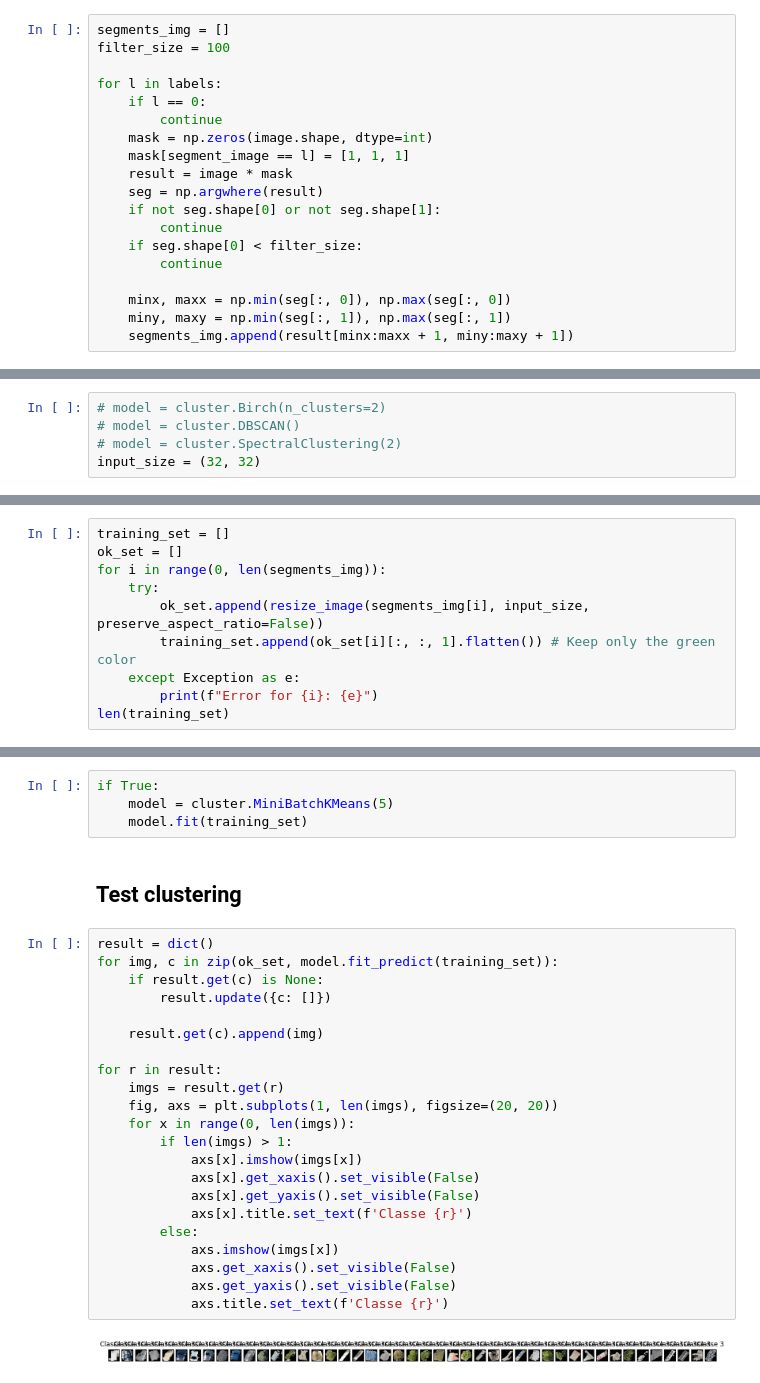
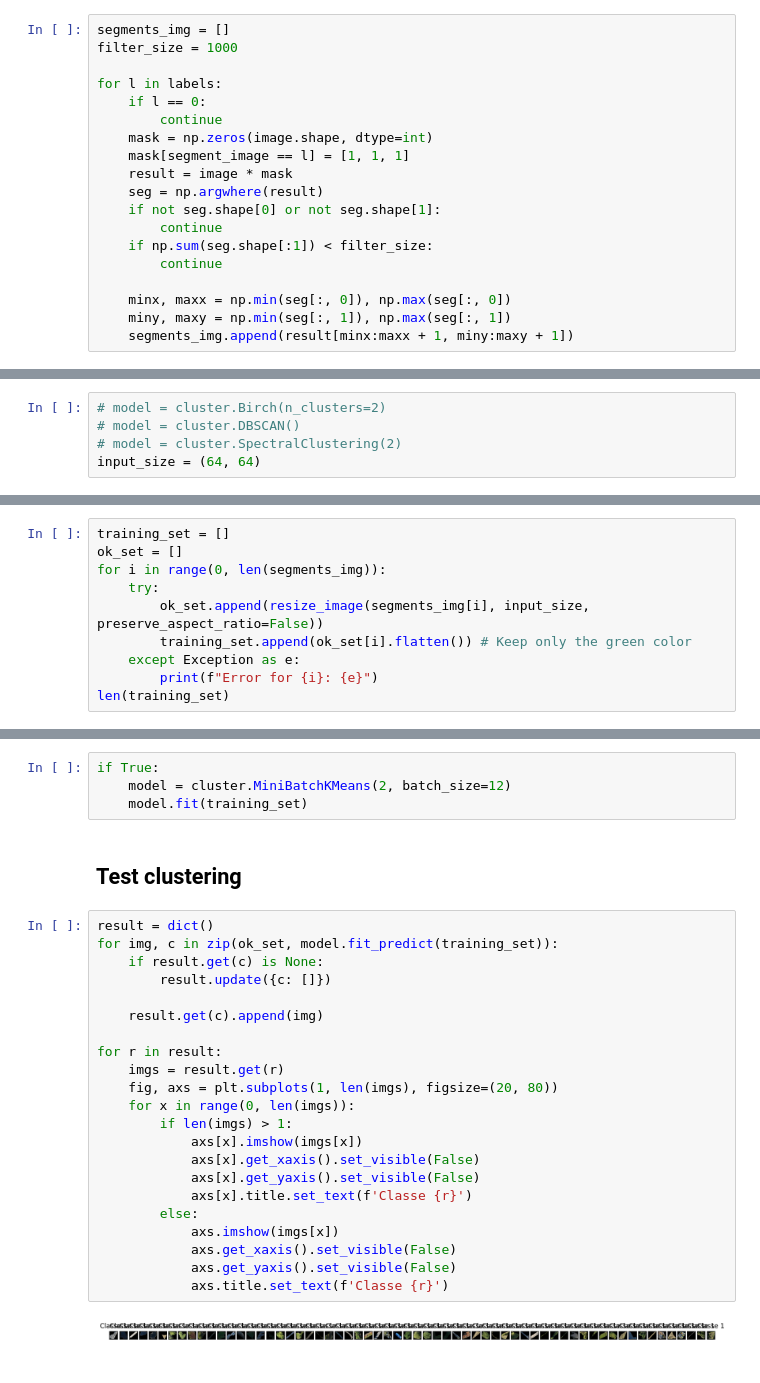
Before and after one commit to LRMPUT/internship_enssat_put, a Jupyter notebook: SegmentAnything/segment.ipynb, the cells around one changed output, grey strips where cells are left out. Saved outputs shown, nothing was run; the diff lists cells and outputs as text.

```diff
--- a/SegmentAnything/segment.ipynb
+++ b/SegmentAnything/segment.ipynb
@@ -82,6 +74,6 @@ array([  0,   2,   3,   6,   8,   9,  20,  22,  28,  32,  35,  37,  39,
 # %%
 segments_img = []
-filter_size = 100
+filter_size = 1000
 
 for l in labels:
     if l == 0:
@@ -92,7 +84,7 @@ for l in labels:
     seg = np.argwhere(result)
     if not seg.shape[0] or not seg.shape[1]:
         continue
-    if seg.shape[0] < filter_size:
+    if np.sum(seg.shape[:1]) < filter_size:
         continue
 
     minx, maxx = np.min(seg[:, 0]), np.max(seg[:, 0])
@@ -104,7 +96,7 @@ for l in labels:
 # model = cluster.Birch(n_clusters=2)
 # model = cluster.DBSCAN()
 # model = cluster.SpectralClustering(2)
-input_size = (32, 32)
+input_size = (64, 64)
 # %%
 def resize_image(a: np.ndarray, size: tuple, preserve_aspect_ratio: bool = True, debug: bool = False):
     assert len(a.shape) == 3, "input matrix should have a shape HxWx3"
@@ -154,7 +146,7 @@ ok_set = []
 for i in range(0, len(segments_img)):
     try:
         ok_set.append(resize_image(segments_img[i], input_size, preserve_aspect_ratio=False))
-        training_set.append(ok_set[i][:, :, 1].flatten()) # Keep only the green color
+        training_set.append(ok_set[i].flatten()) # Keep only the green color
     except Exception as e:
         print(f"Error for {i}: {e}")
 len(training_set)
@@ -163,30 +155,30 @@ len(training_set)
 # %%
 if True:
-    model = cluster.MiniBatchKMeans(5)
+    model = cluster.MiniBatchKMeans(2, batch_size=12)
     model.fit(training_set)
 # %% [markdown]
 ## Test clustering
 # %%
 result = dict()
 for img, c in zip(ok_set, model.fit_predict(training_set)):
     if result.get(c) is None:
         result.update({c: []})
 
     result.get(c).append(img)
 
 for r in result:
     imgs = result.get(r)
-    fig, axs = plt.subplots(1, len(imgs), figsize=(20, 20))
+    fig, axs = plt.subplots(1, len(imgs), figsize=(20, 80))
     for x in range(0, len(imgs)):
         if len(imgs) > 1:
             axs[x].imshow(imgs[x])
             axs[x].get_xaxis().set_visible(False)
             axs[x].get_yaxis().set_visible(False)
             axs[x].title.set_text(f'Classe {r}')
         else:
             axs.imshow(imgs[x])
             axs.get_xaxis().set_visible(False)
             axs.get_yaxis().set_visible(False)
             axs.title.set_text(f'Classe {r}')
 # %% [output]
-[figure, old version]
+[figure, new version]
```
Also changed, not shown: parts of 8 cells of this notebook, 1 other file.
